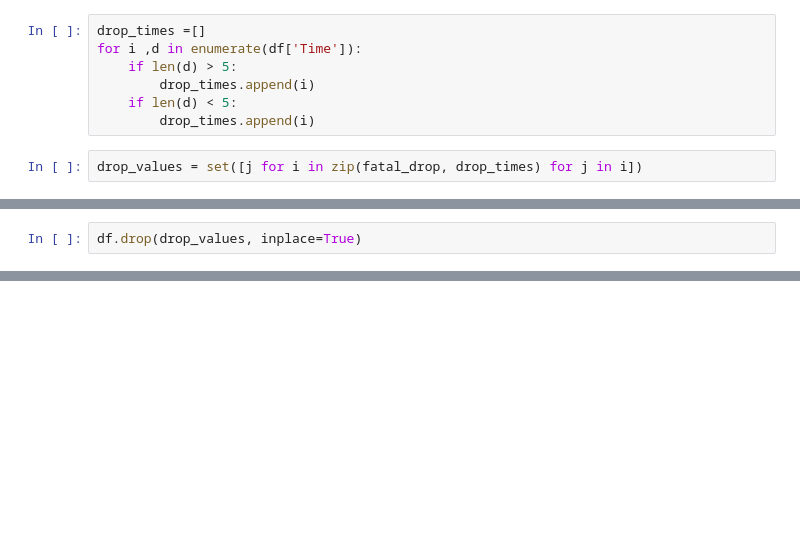
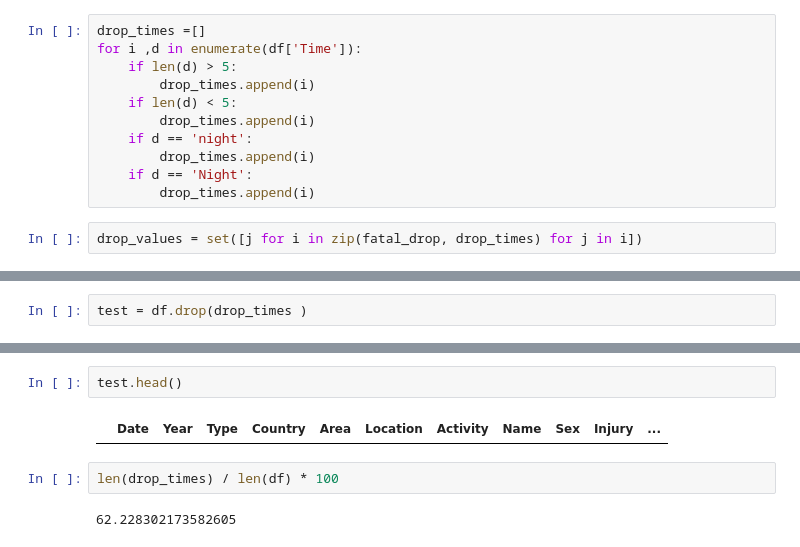
Before and after one commit to bt02/Shark-Attack-Data, a Jupyter notebook: data-cleaning.ipynb, the cells around one changed output, grey strips where cells are left out. Drawn from its saved outputs; the diff is of its cells as text; blank space fills up the shorter version.

Commit message:
leaving time cat as to much data would be removed

```diff
--- a/data-cleaning.ipynb
+++ b/data-cleaning.ipynb
@@ -55,6 +55,10 @@ for i ,d in enumerate(df['Time']):
         drop_times.append(i)
     if len(d) < 5:
         drop_times.append(i)
+    if d == 'night':
+        drop_times.append(i)
+    if d == 'Night':
+        drop_times.append(i)
 # %%
 drop_values = set([j for i in zip(fatal_drop, drop_times) for j in i])
 # %%
@@ -79,3 +83,3 @@ FATAL  (Wire netting installed at local beaches after this incident.)       1
 Name: Time, dtype: int64
-# %%
-df.drop(drop_values, inplace=True)
+# %%
+test = df.drop(drop_times )
@@ -81,0 +106,8 @@ df.drop(drop_values, inplace=True)
+# %%
+test.head()
+# %% [output]
+|  | Date | Year | Type | Country | Area | Location | Activity | Name | Sex | Injury | ... |
+# %%
+len(drop_times) / len(df) * 100
+# %% [output]
+62.228302173582605
```
Also changed, not shown: parts of 2 cells of this notebook.
